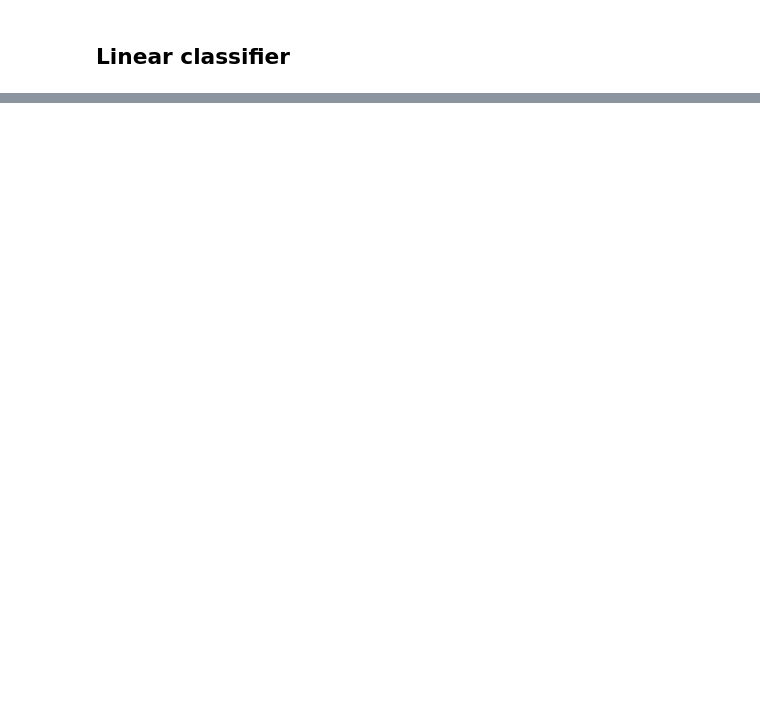
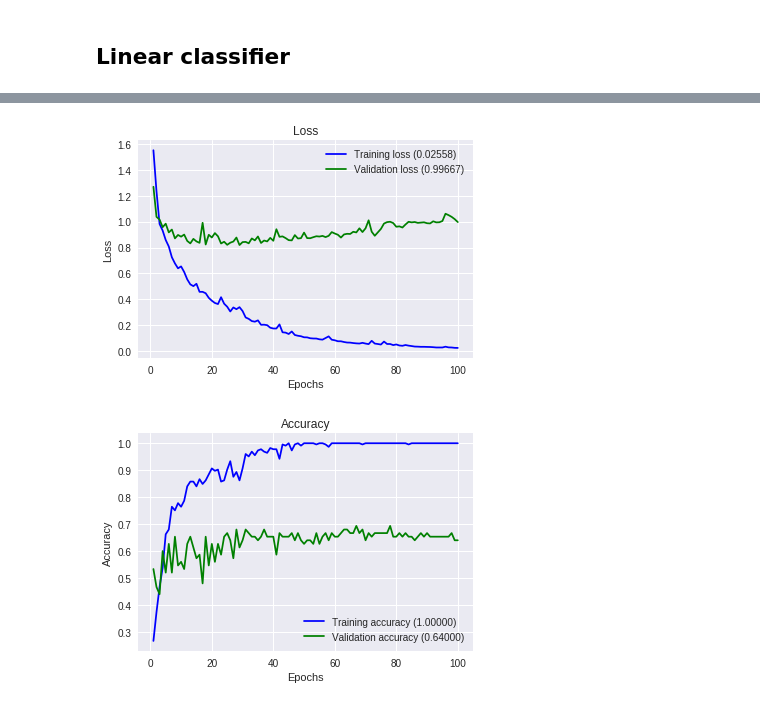
Before and after one commit to Fatiine/Deep-Learning-Assignements, a Jupyter notebook: Image Classification and Regression/Classification_and_Regression.ipynb, the cells around one changed output, grey strips where cells are left out. Saved outputs shown, nothing was run; the diff lists cells and outputs as text; code cells hidden in the pictures; blank space fills up the shorter version.

```diff
--- a/Image Classification and Regression/Classification_and_Regression.ipynb
+++ b/Image Classification and Regression/Classification_and_Regression.ipynb
@@ -142,0 +364,4 @@ from keras.models import Sequential
+# %%
+#reshape data to fit model
+X_train = X_train.reshape(X_train.shape[0],72,72,1)
+X_test = X_test.reshape(X_test.shape[0],72,72,1)
@@ -142,0 +372,10 @@ from keras.models import Sequential
+# %%
+from keras.layers import Dense, Conv2D, Flatten, MaxPooling2D
+
+conv_model = Sequential()
+#add model layers
+conv_model.add(Conv2D(16, (5, 5), activation='relu', input_shape=(72, 72, 1)))
+conv_model.add(MaxPooling2D((2,2)))
+conv_model.add(Flatten())
+conv_model.add(Dense(units=3, activation ='softmax'))
+conv_model.compile(loss='categorical_crossentropy',optimizer='adam',metrics=['accuracy'])
@@ -142,0 +400,2 @@ from keras.models import Sequential
+# %%
+hist = conv_model.fit(X_train, target, epochs=100,  validation_split = 0.25)
@@ -142,0 +420,5 @@ from keras.models import Sequential
+# %%
+plot_history(hist)
+# %% [output]
+[figure, added]
+[figure, added]
```
Also changed, not shown: parts of 55 cells of this notebook.
